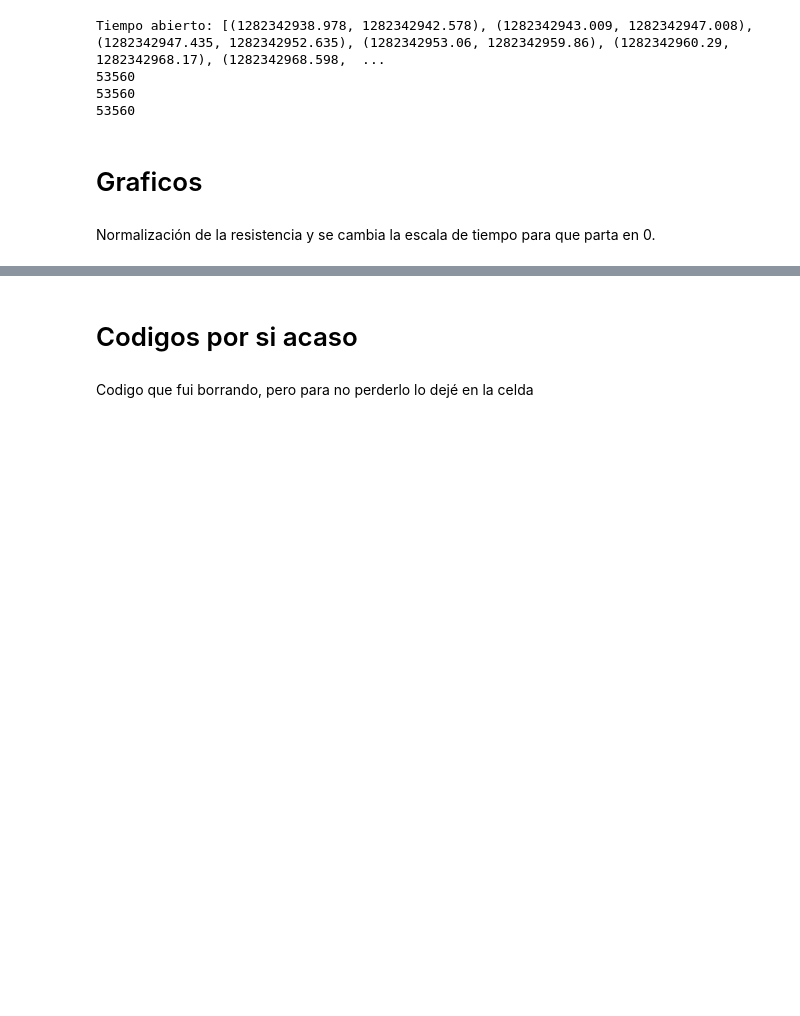
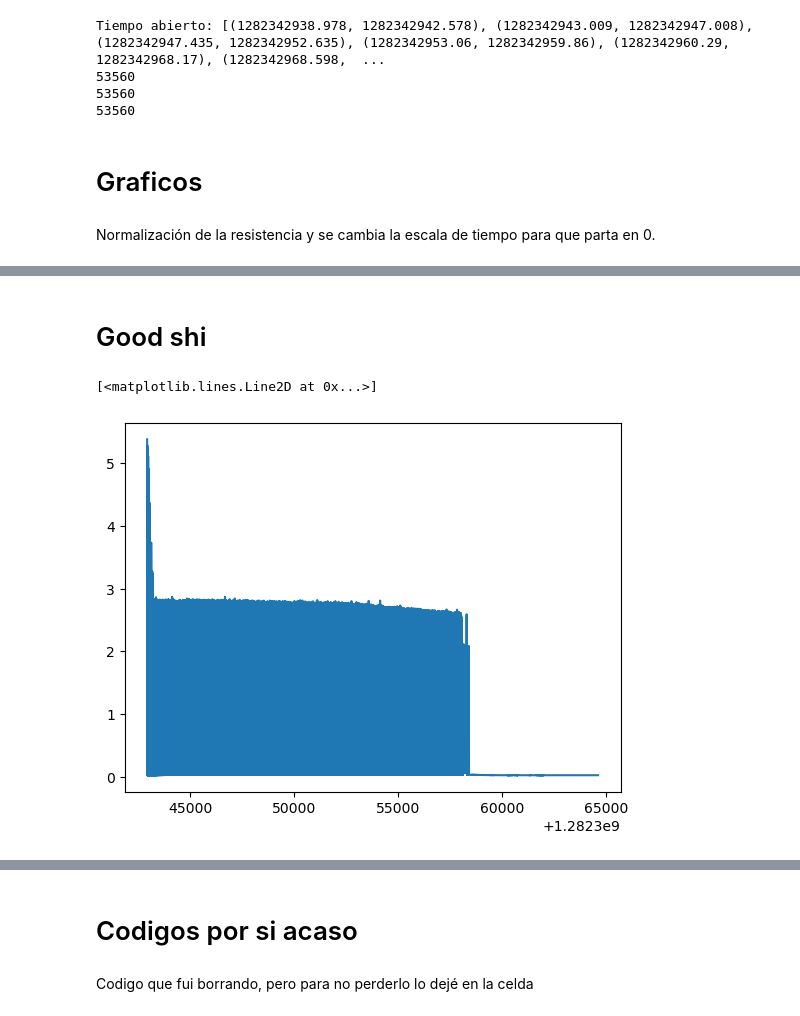
Before and after one commit to JoseUfre/Proyecto-Monitoreo-de-Condicion-2025-1, a Jupyter notebook: Test.ipynb, the cells around one changed output, grey strips where cells are left out. Drawn from its saved outputs; the diff is of its cells as text; code cells hidden in the pictures; blank space fills up the shorter version.

```diff
--- a/Test.ipynb
+++ b/Test.ipynb
@@ -132,0 +140,8 @@ Text(0, 0.5, 'R_ds (normalized)')
+# %% [markdown]
+# Good shi
+# %%
+
+plt.plot(filtered_df["time"], filtered_df["drain_current"])
+# %% [output]
+[<matplotlib.lines.Line2D at 0x...>]
+[figure, added]
```
Also changed, not shown: parts of 7 cells of this notebook.
